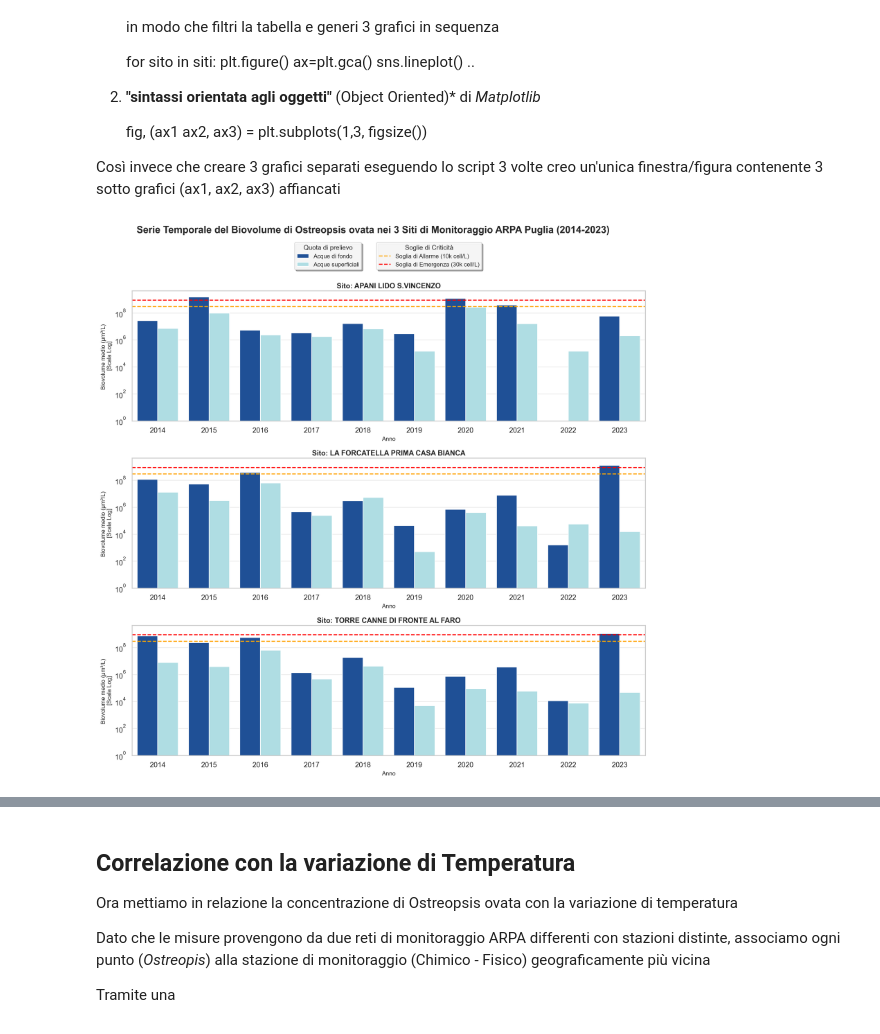
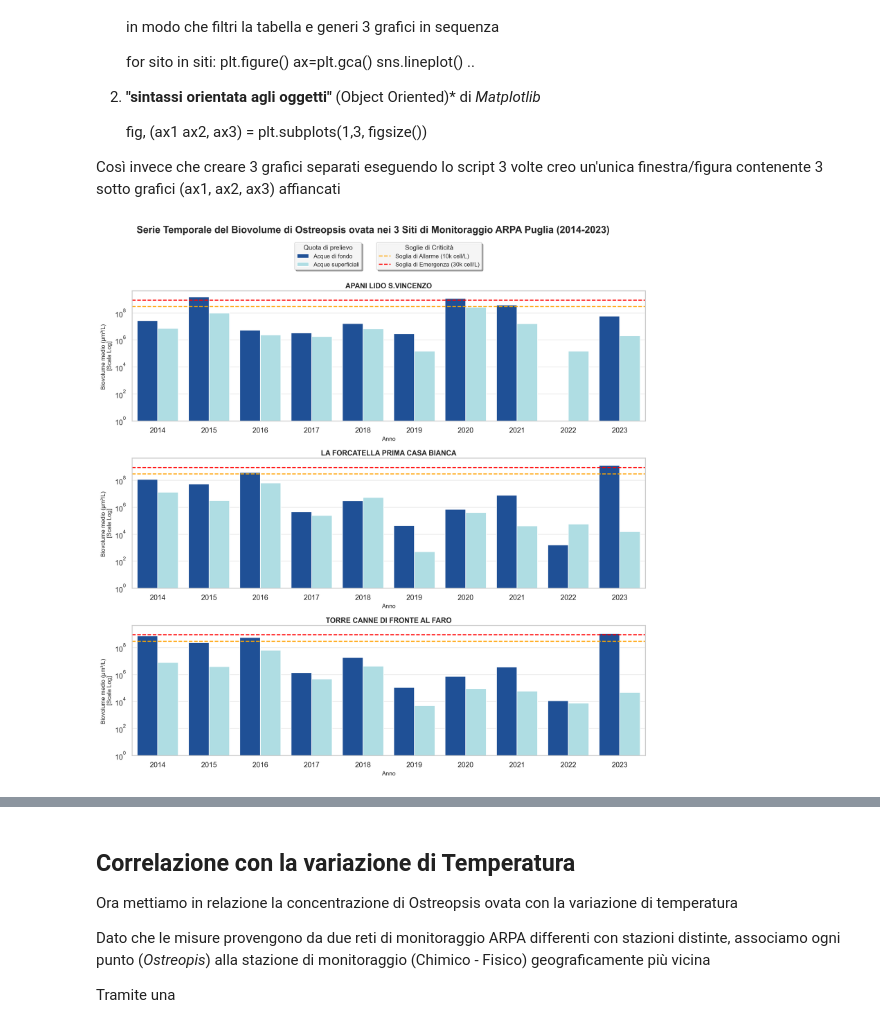
Before and after one commit to sofiatassinari/Analisi_dati_Aliena, a Jupyter notebook: Dati_stazioni.ipynb, the cells around one changed output, grey strips where cells are left out. Saved outputs shown, nothing was run; the diff lists cells and outputs as text; code cells hidden in the pictures.

```diff
--- a/Dati_stazioni.ipynb
+++ b/Dati_stazioni.ipynb
@@ -450,32 +504,32 @@ for i, sito in enumerate(siti):    # i,sito = variabili a cui enumerate() associ
     ax.set_yscale('log')
     ax.set_ylim(bottom=1)
     # griglia orizzontale
     ax.grid(True, which='major', linestyle='-', alpha=0.4, axis='y')
     ax.grid(True, which='minor', linestyle=':', alpha=0.2, axis='y')
 
     sito= sito.split(' (')[0]
-    ax.set_title(f'Sito: {sito}', fontsize=11, fontweight='bold', pad=4)
+    ax.set_title(f'{sito}', fontsize=11, fontweight='bold', pad=4)
     ax.set_ylabel('Biovolume medio (µm³/L) \n[Scala Log]', fontsize=9)
     ax.set_xlabel('Anno', fontsize=9)
 
 #Con questo comando Python ispeziona tt ciò che è stato disegnato sul primo graficp e recupera 2 liste
     #handles[] = contiene i simboli grafici [istogramma blu e azzurtto, linee tratteggiate])
     # labels[]= testi associate ai simboli [es "soglia allarme", quota di prelievo ecc..]
 handles, labels = assi[0].get_legend_handles_labels()
 # dividiamo le liste per le prime due voci (quote prelievo) e le ultime due (doglie allarme) in modo da avere 2 legende separate
 handles_quota= handles[:2]
 handles_soglia=handles[-2:]
 #legenda quote prelievo                                                                                                       #ncol=1 fa sì che le voci della legenda siano disposte in una sola colonna
 fig.legend(handles_quota, ['Acque di fondo', 'Acque superficiali'], title='Quota di prelievo', loc='upper center', bbox_to_anchor=(0.42, 0.970), ncol=1, fontsize=9, title_fontsize=10, frameon=True, facecolor='white', framealpha=0.9, shadow=True, fancybox=True)
 # legenda 2
 fig.legend(handles_soglia, ['Soglia di Allarme (10k cell/L)', 'Soglia di Emergenza (30k cell/L)'], title='Soglie di Criticità', loc='upper center', bbox_to_anchor=(0.60, 0.970), ncol=1, fontsize=9, title_fontsize=10, frameon=True, facecolor='white', framealpha=0.9, shadow=True, fancybox=True)
 
 #titolo generale
 plt.suptitle('Serie Temporale del Biovolume di Ostreopsis ovata nei 3 Siti di Monitoraggio ARPA Puglia (2014-2023)',
              fontsize=15, fontweight='bold', y=0.995)
 
 #creiamo lo sppazio per il titolo e legenda
 plt.tight_layout(rect=[0, 0, 1, 0.94])  #rect=[left, bottom, right, top] definisce l'area del grafico all'interno della figura (lasciando spazio per titolo e legenda)
 plt.show()
 # %% [output]
-[figure, old version]
+[figure, new version]
```
Also changed, not shown: parts of 8 cells of this notebook.
